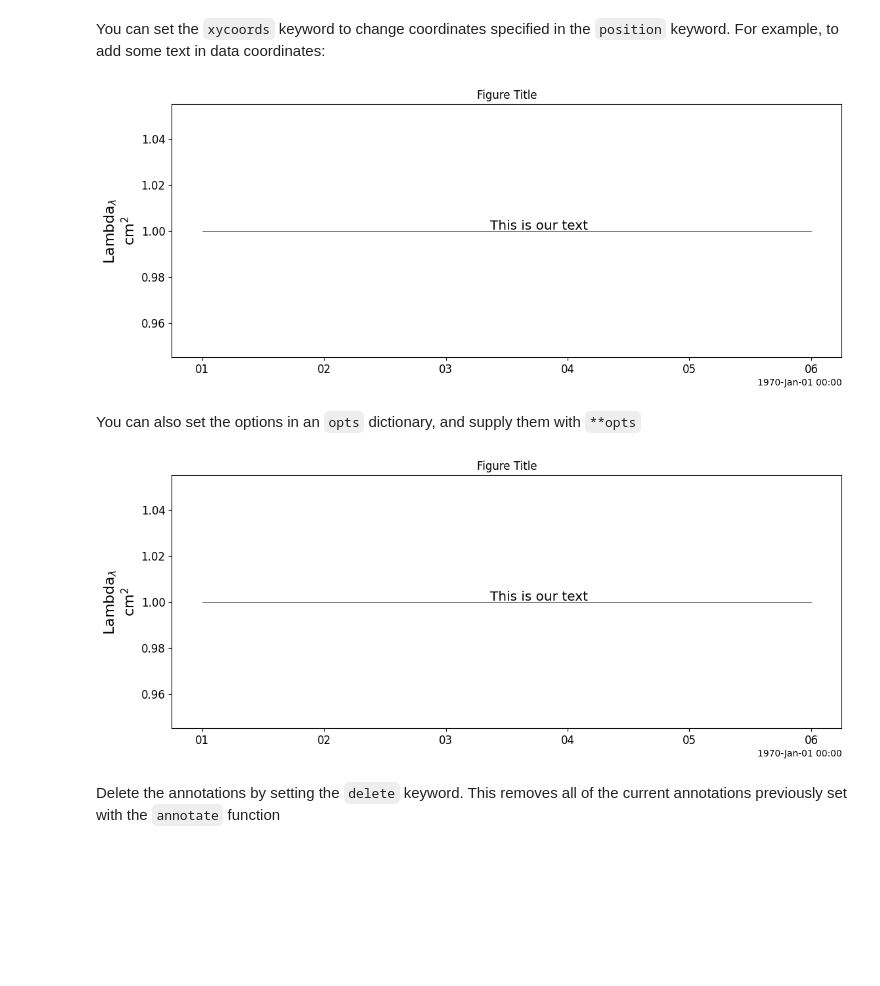
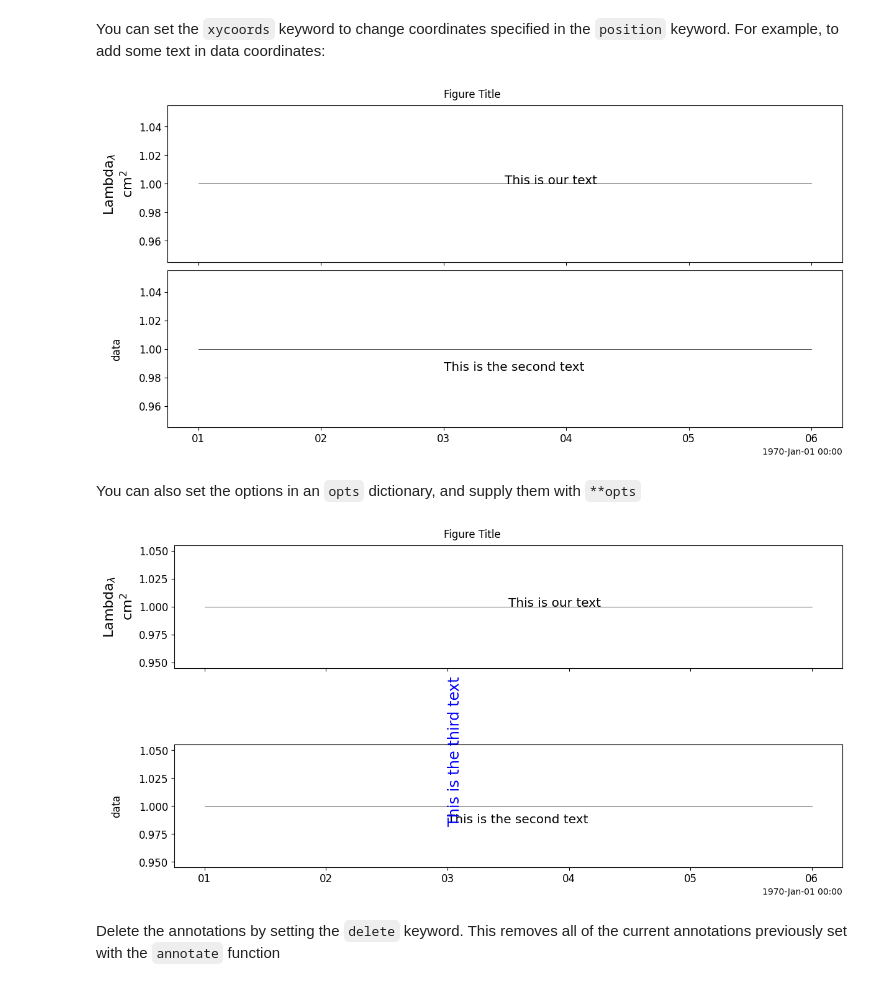
Before and after one commit to spedas/pyspedas_examples, a Jupyter notebook: pyspedas_examples/notebooks/PyTplot_annotations.ipynb, the cells around one changed output. Cells and saved outputs as stored; diff of their text form; code cells hidden in the pictures; blank space fills up the shorter version.

Commit message:
Updated annotation examples (now apply to variables rather than figures), also needs recent pytplot-mpl-temp version

```diff
--- a/pyspedas_examples/notebooks/PyTplot_annotations.ipynb
+++ b/pyspedas_examples/notebooks/PyTplot_annotations.ipynb
@@ -121,7 +159,7 @@ annotate('This is the second text', [time, 0.925], xycoords='data')
 # %%
-tplot('data')
+tplot('data data2')
 # %% [output]
-[figure, old version]
+[figure, new version]
 # %% [markdown]
 You can also set the options in an `opts` dictionary, and supply them with `**opts`
 # %%
@@ -134,7 +172,7 @@ annotate('This is the third text', [time, 0.925], **opts)
 # %%
-tplot('data')
+tplot('data*')
 # %% [output]
-[figure, old version]
+[figure, new version]
 # %% [markdown]
 Delete the annotations by setting the `delete` keyword. This removes all of the current annotations previously set with the `annotate` function
 # %%
```
Also changed, not shown: parts of 23 cells of this notebook.
